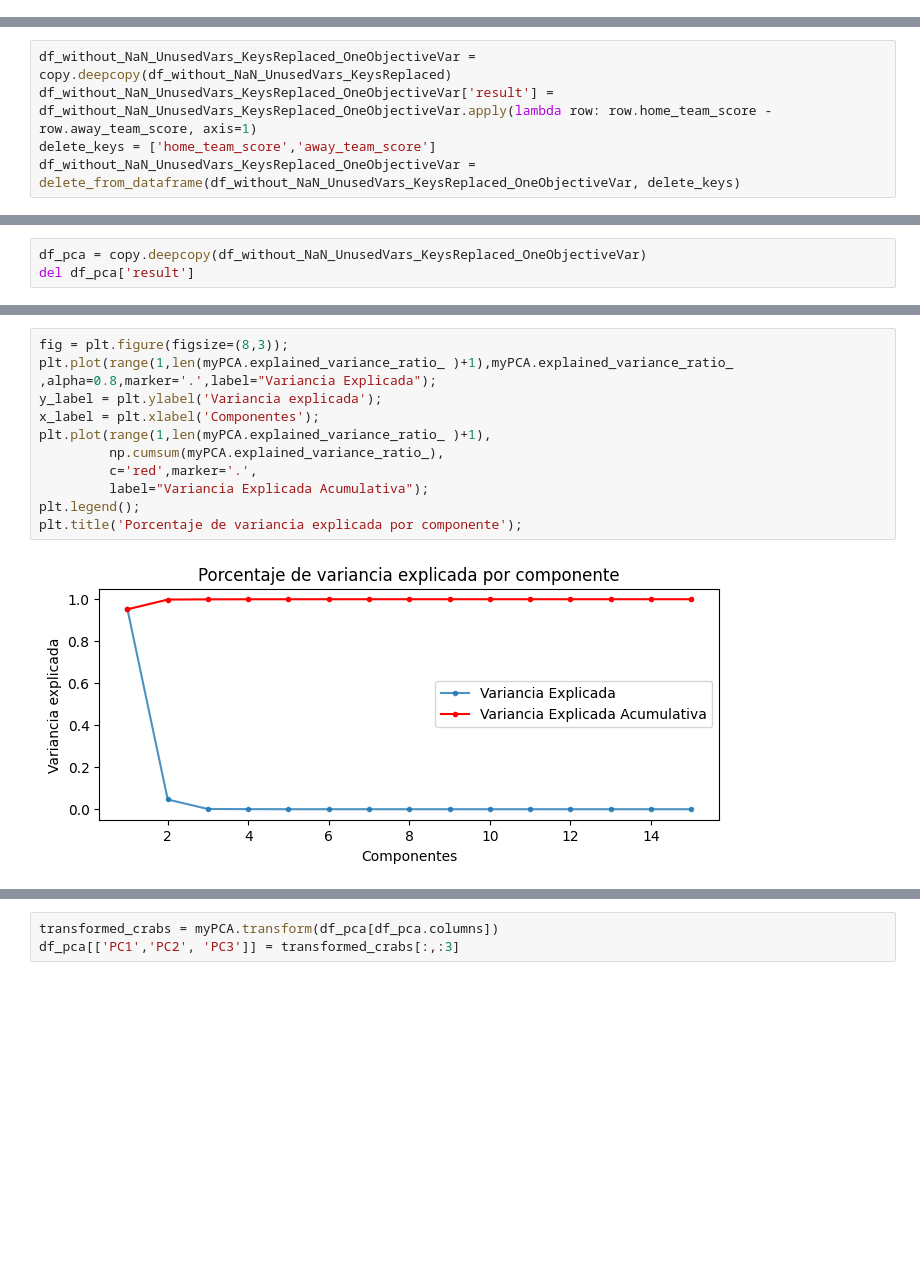
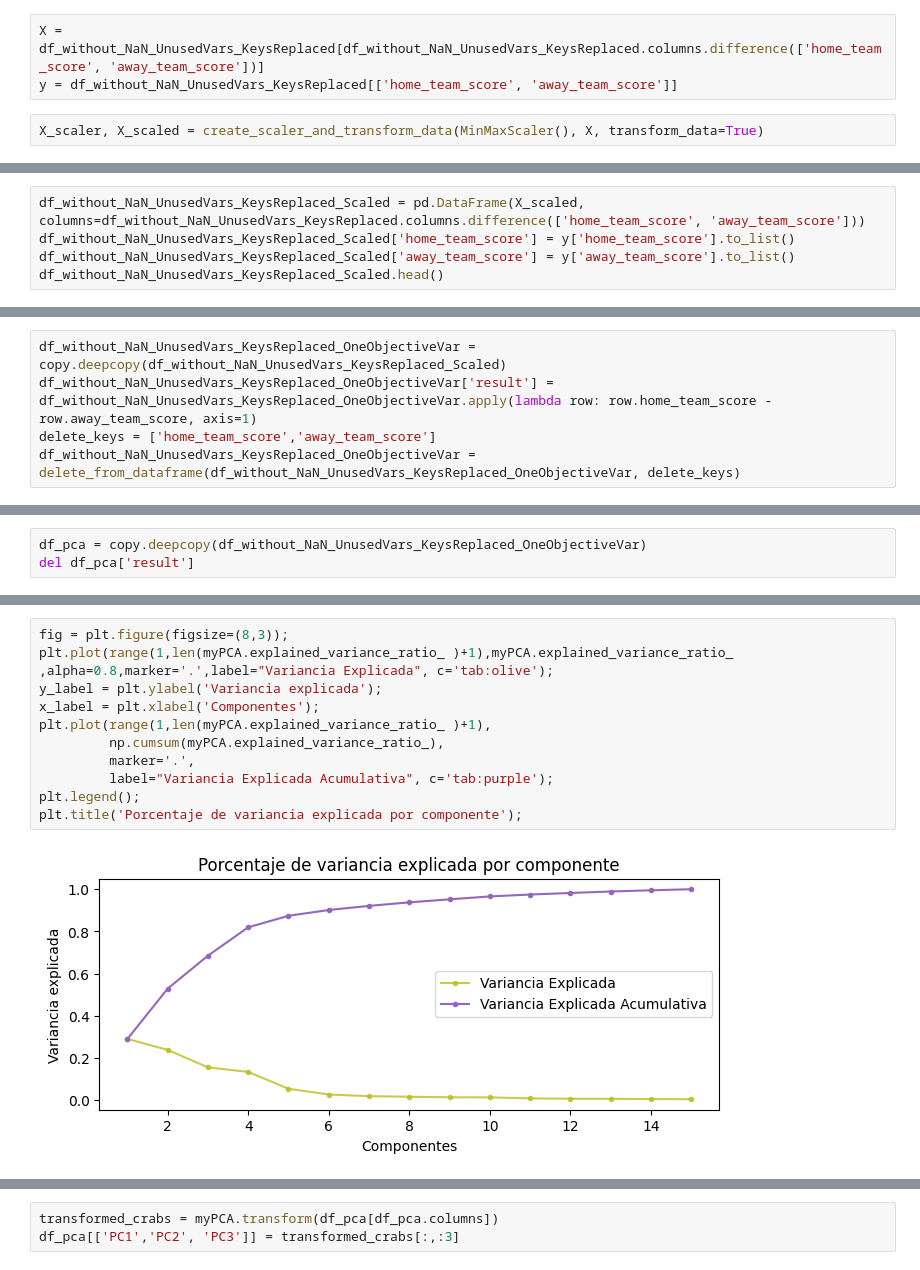
Before and after one commit to IFibla/Prac_FIFA_World_Cup_APA, a Jupyter notebook: Src/Jupyter Notebook/_00_Dataset_Preprocessing.ipynb, the cells around one changed output, grey strips where cells are left out. Saved outputs shown, nothing was run; the diff lists cells and outputs as text; blank space fills up the shorter version.

```diff
--- a/Src/Jupyter Notebook/_00_Dataset_Preprocessing.ipynb
+++ b/Src/Jupyter Notebook/_00_Dataset_Preprocessing.ipynb
@@ -156,0 +176,5 @@ make_plots(df_without_NaN_UnusedVars_KeysReplaced, 1)
+# %%
+X = df_without_NaN_UnusedVars_KeysReplaced[df_without_NaN_UnusedVars_KeysReplaced.columns.difference(['home_team_score', 'away_team_score'])]
+y = df_without_NaN_UnusedVars_KeysReplaced[['home_team_score', 'away_team_score']]
+# %%
+X_scaler, X_scaled = create_scaler_and_transform_data(MinMaxScaler(), X, transform_data=True)
@@ -156,0 +197,5 @@ make_plots(df_without_NaN_UnusedVars_KeysReplaced, 1)
+# %%
+df_without_NaN_UnusedVars_KeysReplaced_Scaled = pd.DataFrame(X_scaled, columns=df_without_NaN_UnusedVars_KeysReplaced.columns.difference(['home_team_score', 'away_team_score']))
+df_without_NaN_UnusedVars_KeysReplaced_Scaled['home_team_score'] = y['home_team_score'].to_list()
+df_without_NaN_UnusedVars_KeysReplaced_Scaled['away_team_score'] = y['away_team_score'].to_list()
+df_without_NaN_UnusedVars_KeysReplaced_Scaled.head()
@@ -157,7 +209,7 @@ make_plots(df_without_NaN_UnusedVars_KeysReplaced, 1)
 # %% [markdown]
 ## Modificación de la Variable Objetivo
 # %%
-df_without_NaN_UnusedVars_KeysReplaced_OneObjectiveVar = copy.deepcopy(df_without_NaN_UnusedVars_KeysReplaced)
+df_without_NaN_UnusedVars_KeysReplaced_OneObjectiveVar = copy.deepcopy(df_without_NaN_UnusedVars_KeysReplaced_Scaled)
 df_without_NaN_UnusedVars_KeysReplaced_OneObjectiveVar['result'] = df_without_NaN_UnusedVars_KeysReplaced_OneObjectiveVar.apply(lambda row: row.home_team_score - row.away_team_score, axis=1)
 delete_keys = ['home_team_score','away_team_score']
 df_without_NaN_UnusedVars_KeysReplaced_OneObjectiveVar = delete_from_dataframe(df_without_NaN_UnusedVars_KeysReplaced_OneObjectiveVar, delete_keys)
@@ -203,16 +254,16 @@ plt.title('Scree plot');
 # %%
 fig = plt.figure(figsize=(8,3));
-plt.plot(range(1,len(myPCA.explained_variance_ratio_ )+1),myPCA.explained_variance_ratio_ ,alpha=0.8,marker='.',label="Variancia Explicada");
+plt.plot(range(1,len(myPCA.explained_variance_ratio_ )+1),myPCA.explained_variance_ratio_ ,alpha=0.8,marker='.',label="Variancia Explicada", c='tab:olive');
 y_label = plt.ylabel('Variancia explicada');
 x_label = plt.xlabel('Componentes');
 plt.plot(range(1,len(myPCA.explained_variance_ratio_ )+1),
          np.cumsum(myPCA.explained_variance_ratio_),
-         c='red',marker='.',
-         label="Variancia Explicada Acumulativa");
+         marker='.',
+         label="Variancia Explicada Acumulativa", c='tab:purple');
 plt.legend();
 plt.title('Porcentaje de variancia explicada por componente');
 # %% [output]
-[figure, old version]
+[figure, new version]
 # %%
 fig, ax = plt.subplots(figsize=(15,15))         # Sample figsize in inches
 sn.heatmap(myPCA.components_,
```
Also changed, not shown: parts of 15 cells of this notebook, 22 other files.
